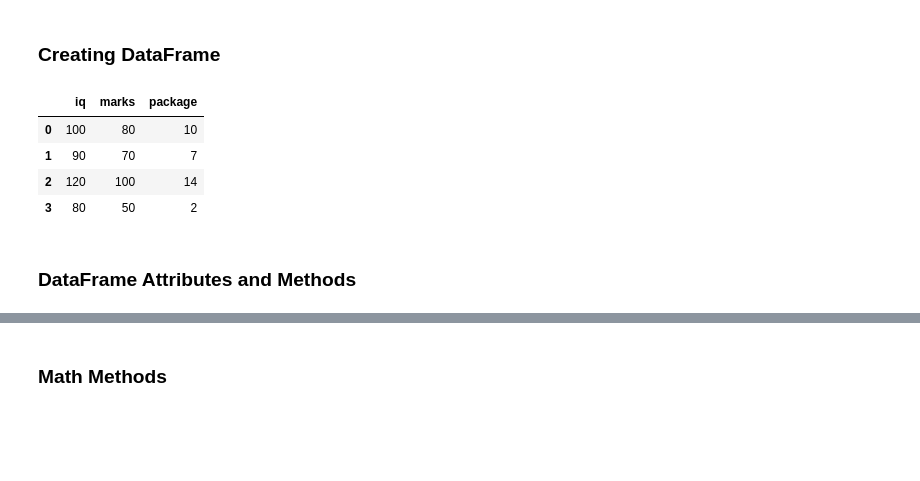
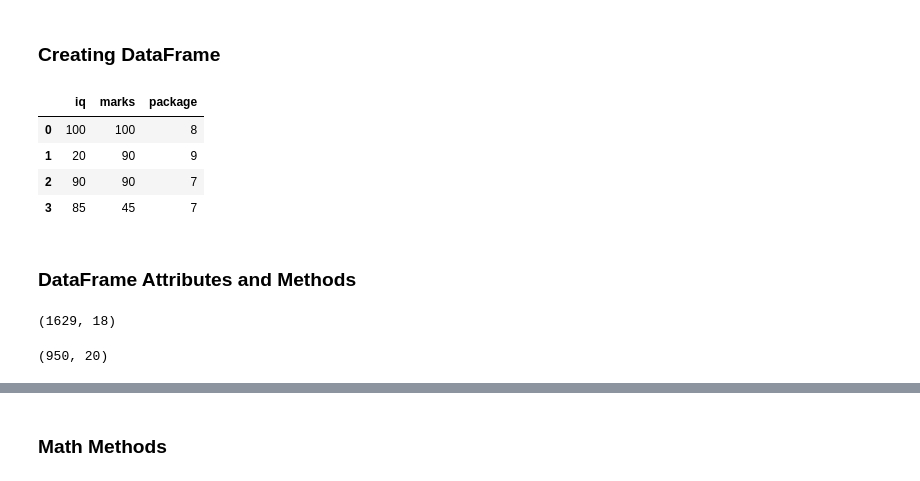
Before and after one commit to rajeshchengannur/Datascience, a Jupyter notebook: session_17_pandas_dataframes.ipynb, the cells around one changed output, grey strips where cells are left out. Saved outputs shown, nothing was run; the diff lists cells and outputs as text; code cells hidden in the pictures; blank space fills up the shorter version.

```diff
--- a/session_17_pandas_dataframes.ipynb
+++ b/session_17_pandas_dataframes.ipynb
@@ -14,10 +14,4 @@ student_data = [
     [80,50,2]
 ]
 
-pd.DataFrame(student_data,columns=['iq','marks','package'])
+students=pd.DataFrame(student_data,columns=['iq','marks','package'])
-# %% [output]
-|  | iq | marks | package |
-| 0 | 100 | 80 | 10 |
-| 1 | 90 | 70 | 7 |
-| 2 | 120 | 100 | 14 |
-| 3 | 80 | 50 | 2 |
@@ -26,2 +18,17 @@ pd.DataFrame(student_data,columns=['iq','marks','package'])
+# %%
+# using dicts
+student_dict ={
+    'iq':[100,20,90,85],
+    'marks':[100,90,90,45],
+    'package':[8,9,7,7]
+
+}
+pd.DataFrame(student_dict)
+# %% [output]
+|  | iq | marks | package |
+| 0 | 100 | 100 | 8 |
+| 1 | 20 | 90 | 9 |
+| 2 | 90 | 90 | 7 |
+| 3 | 85 | 45 | 7 |
 # %%
 # using read_csv
@@ -29,5 +39,12 @@ pd.DataFrame(student_data,columns=['iq','marks','package'])
 ### DataFrame Attributes and Methods
 # %%
 # shape
+movies.shape
+# %% [output]
+(1629, 18)
+# %%
+ipl.shape
+# %% [output]
+(950, 20)
 # %%
 # dtype
```
Also changed, not shown: parts of 23 cells of this notebook.
